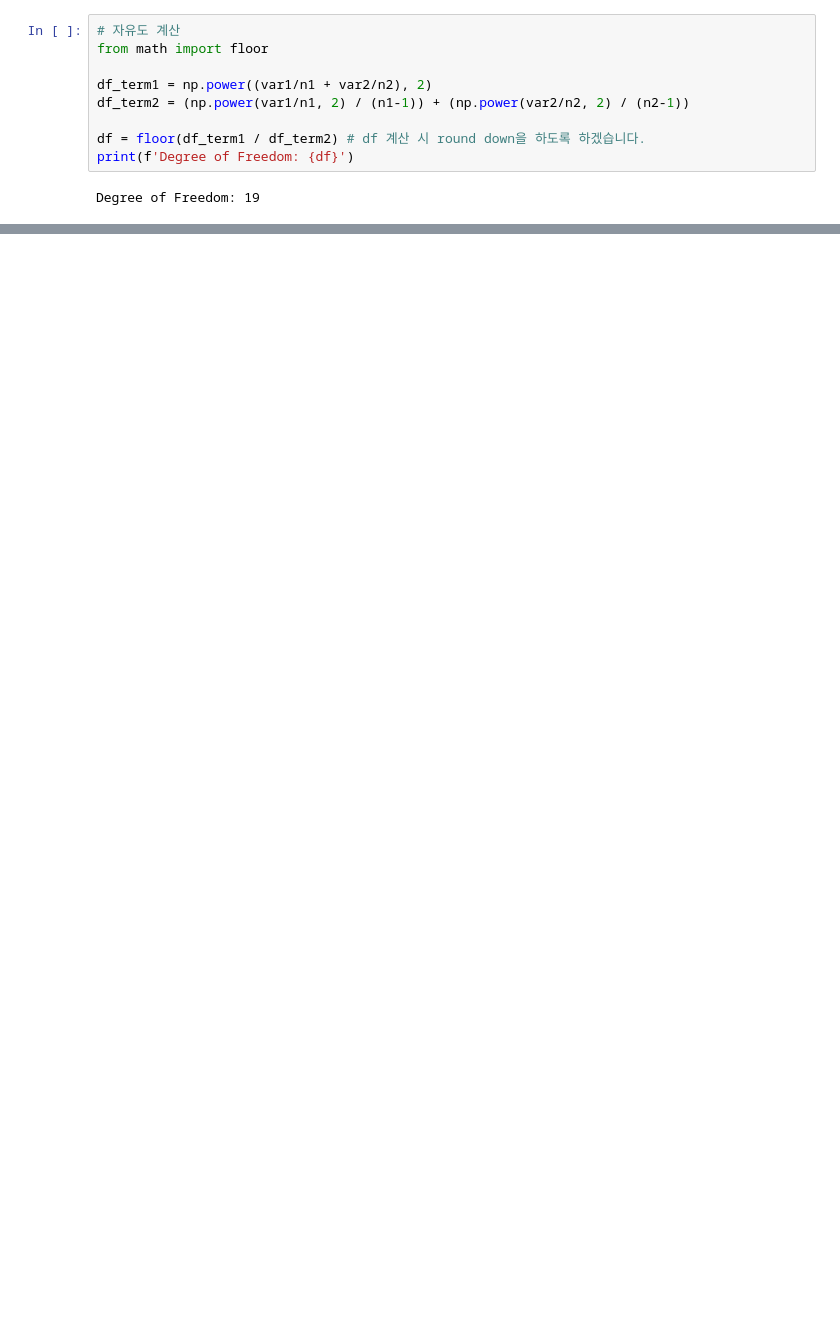
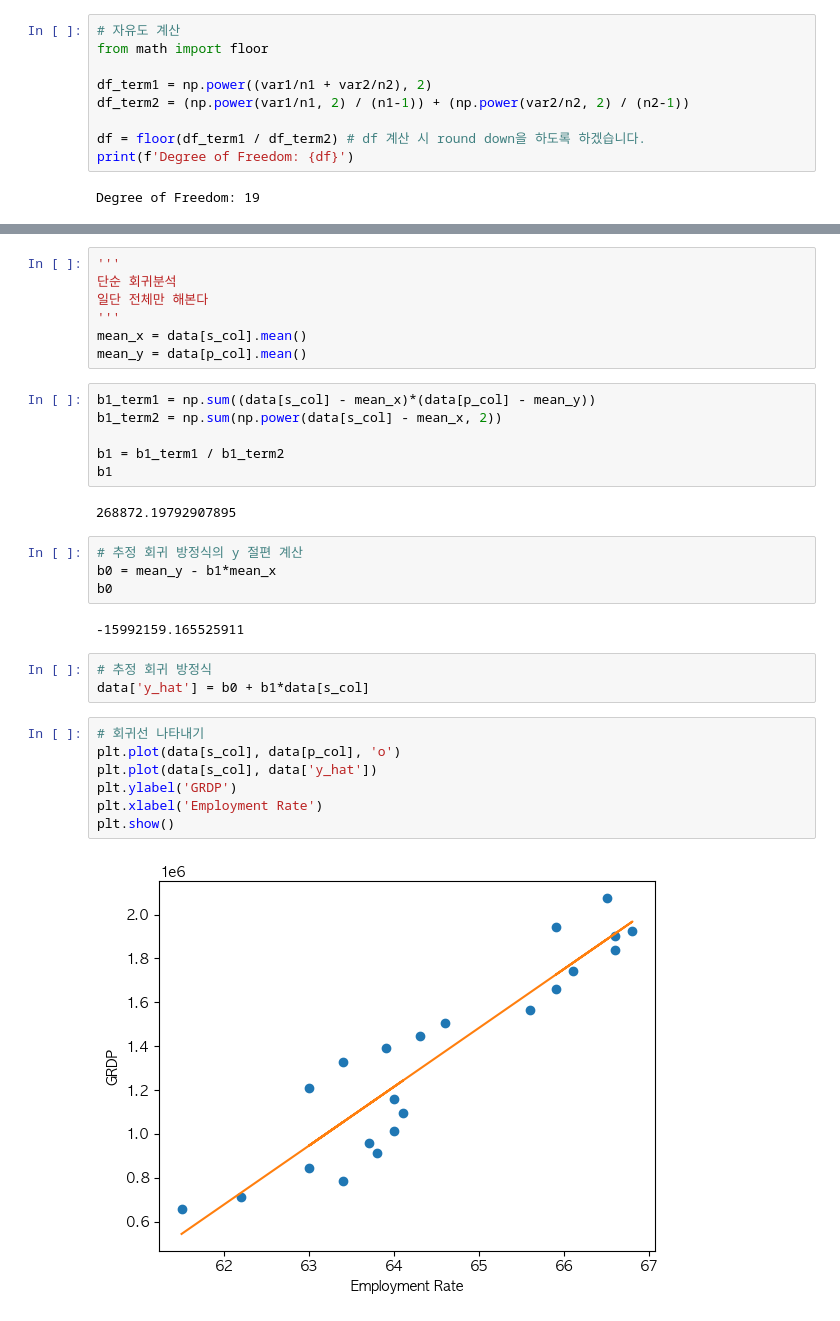
Before and after one commit to hhjj0506/Stat_Project_2023, a Jupyter notebook: project.ipynb, the cells around one changed output, grey strips where cells are left out. Saved outputs shown, nothing was run; the diff lists cells and outputs as text; blank space fills up the shorter version.

```diff
--- a/project.ipynb
+++ b/project.ipynb
@@ -243,0 +236,33 @@ Notes:
+# %%
+'''
+단순 회귀분석
+일단 전체만 해본다
+'''
+mean_x = data[s_col].mean()
+mean_y = data[p_col].mean()
+# %%
+b1_term1 = np.sum((data[s_col] - mean_x)*(data[p_col] - mean_y))
+b1_term2 = np.sum(np.power(data[s_col] - mean_x, 2))
+
+b1 = b1_term1 / b1_term2
+b1
+# %% [output]
+268872.19792907895
+# %%
+# 추정 회귀 방정식의 y 절편 계산
+b0 = mean_y - b1*mean_x
+b0
+# %% [output]
+-15992159.165525911
+# %%
+# 추정 회귀 방정식
+data['y_hat'] = b0 + b1*data[s_col]
+# %%
+# 회귀선 나타내기
+plt.plot(data[s_col], data[p_col], 'o')
+plt.plot(data[s_col], data['y_hat'])
+plt.ylabel('GRDP')
+plt.xlabel('Employment Rate')
+plt.show()
+# %% [output]
+[figure, added]
```
Also changed, not shown: parts of 13 cells of this notebook, 1 other file.
